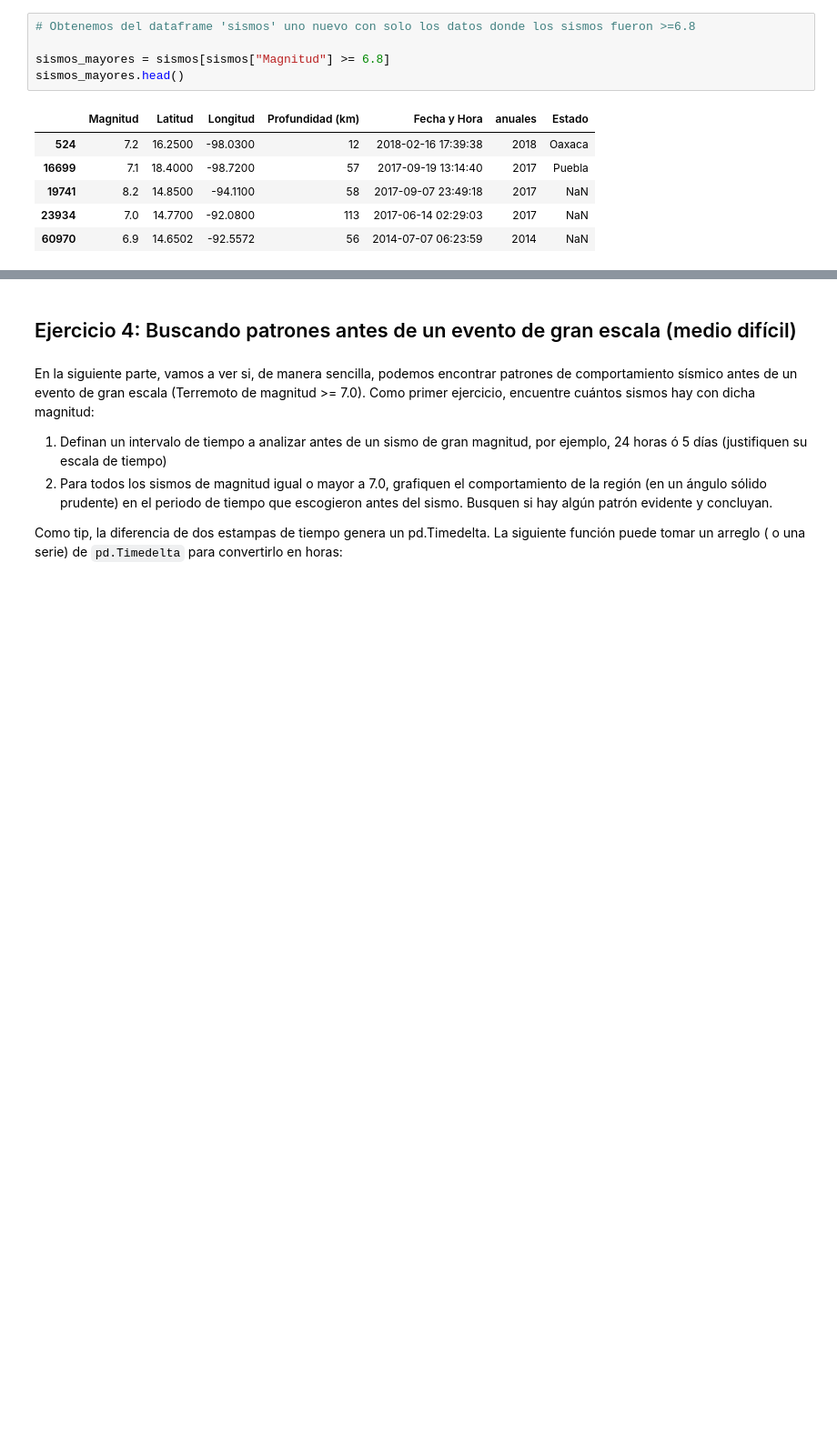
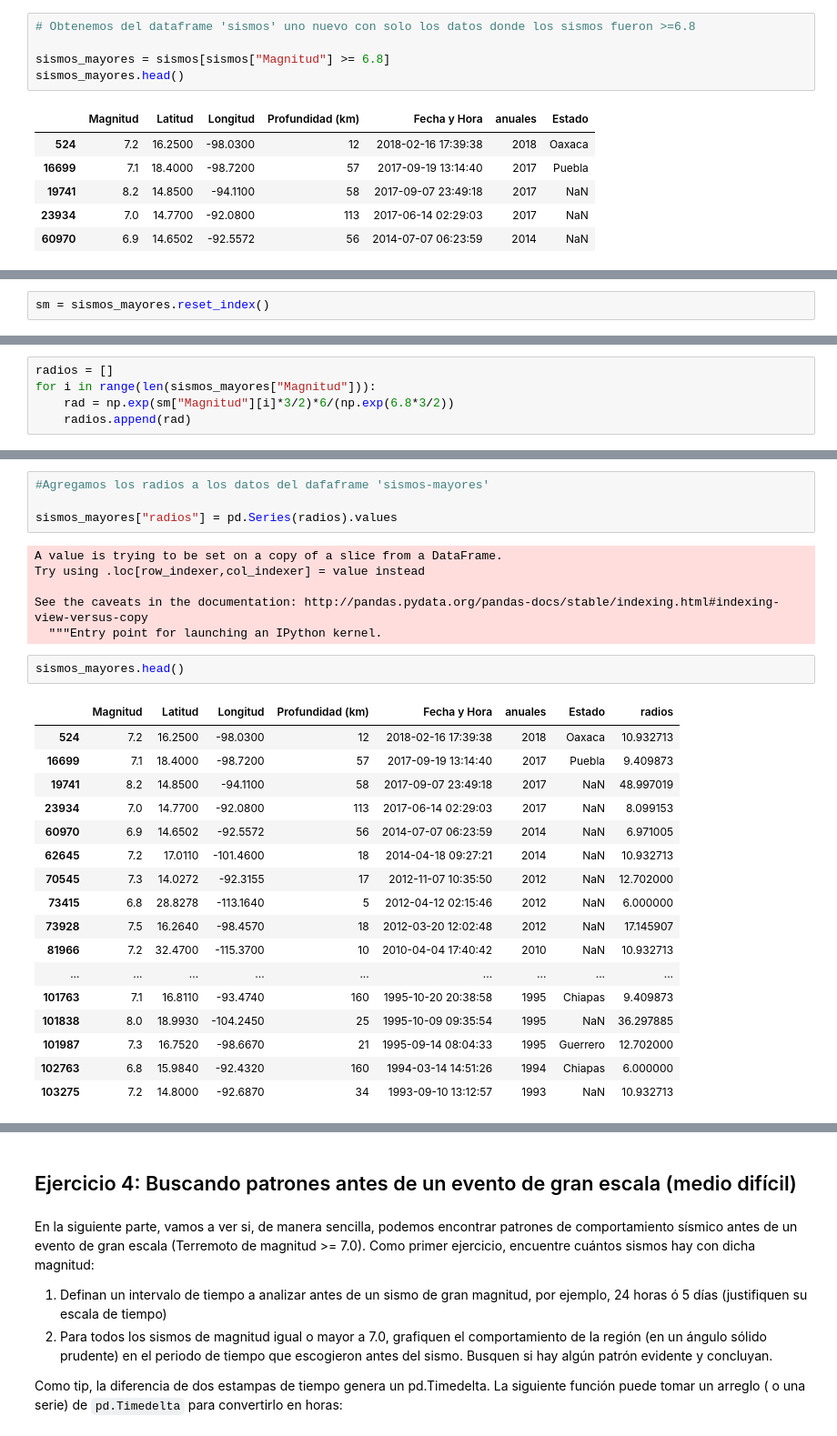
Before and after one commit to H-Cote/curso_adml, a Jupyter notebook: tareas/Tarea2/Terremotos.ipynb, the cells around one changed output, grey strips where cells are left out. Shown at 91% size. Saved outputs shown, nothing was run; the diff lists cells and outputs as text; blank space fills up the shorter version.

```diff
--- a/tareas/Tarea2/Terremotos.ipynb
+++ b/tareas/Tarea2/Terremotos.ipynb
@@ -718,0 +736,2 @@ sismos_mayores.head()
+# %%
+sm = sismos_mayores.reset_index()
@@ -718,0 +742,5 @@ sismos_mayores.head()
+# %%
+radios = []
+for i in range(len(sismos_mayores["Magnitud"])):
+    rad = np.exp(sm["Magnitud"][i]*3/2)*6/(np.exp(6.8*3/2))
+    radios.append(rad)
@@ -719,2 +767,32 @@ sismos_mayores.head()
+# %%
+#Agregamos los radios a los datos del dafaframe 'sismos-mayores'
+
+sismos_mayores["radios"] = pd.Series(radios).values
+# %% [output]
+A value is trying to be set on a copy of a slice from a DataFrame.
+Try using .loc[row_indexer,col_indexer] = value instead
+
+See the caveats in the documentation: http://pandas.pydata.org/pandas-docs/stable/indexing.html#indexing-view-versus-copy
+  """Entry point for launching an IPython kernel.
+# %%
+sismos_mayores.head()
+# %% [output]
+|  | Magnitud | Latitud | Longitud | Profundidad (km) | Fecha y Hora | anuales | Estado | radios |
+| 524 | 7.2 | 16.2500 | -98.0300 | 12 | 2018-02-16 17:39:38 | 2018 | Oaxaca | 10.932713 |
+| 16699 | 7.1 | 18.4000 | -98.7200 | 57 | 2017-09-19 13:14:40 | 2017 | Puebla | 9.409873 |
+| 19741 | 8.2 | 14.8500 | -94.1100 | 58 | 2017-09-07 23:49:18 | 2017 | NaN | 48.997019 |
+| 23934 | 7.0 | 14.7700 | -92.0800 | 113 | 2017-06-14 02:29:03 | 2017 | NaN | 8.099153 |
+| 60970 | 6.9 | 14.6502 | -92.5572 | 56 | 2014-07-07 06:23:59 | 2014 | NaN | 6.971005 |
+| 62645 | 7.2 | 17.0110 | -101.4600 | 18 | 2014-04-18 09:27:21 | 2014 | NaN | 10.932713 |
+| 70545 | 7.3 | 14.0272 | -92.3155 | 17 | 2012-11-07 10:35:50 | 2012 | NaN | 12.702000 |
+| 73415 | 6.8 | 28.8278 | -113.1640 | 5 | 2012-04-12 02:15:46 | 2012 | NaN | 6.000000 |
+| 73928 | 7.5 | 16.2640 | -98.4570 | 18 | 2012-03-20 12:02:48 | 2012 | NaN | 17.145907 |
+| 81966 | 7.2 | 32.4700 | -115.3700 | 10 | 2010-04-04 17:40:42 | 2010 | NaN | 10.932713 |
+| ... | ... | ... | ... | ... | ... | ... | ... | ... |
+| 101763 | 7.1 | 16.8110 | -93.4740 | 160 | 1995-10-20 20:38:58 | 1995 | Chiapas | 9.409873 |
+| 101838 | 8.0 | 18.9930 | -104.2450 | 25 | 1995-10-09 09:35:54 | 1995 | NaN | 36.297885 |
+| 101987 | 7.3 | 16.7520 | -98.6670 | 21 | 1995-09-14 08:04:33 | 1995 | Guerrero | 12.702000 |
+| 102763 | 6.8 | 15.9840 | -92.4320 | 160 | 1994-03-14 14:51:26 | 1994 | Chiapas | 6.000000 |
+| 103275 | 7.2 | 14.8000 | -92.6870 | 34 | 1993-09-10 13:12:57 | 1993 | NaN | 10.932713 |
 # %%
 # https://stackoverflow.com/questions/44794881/keyerror-count-occurred-at-index-0
```
Also changed, not shown: parts of 9 cells of this notebook.
